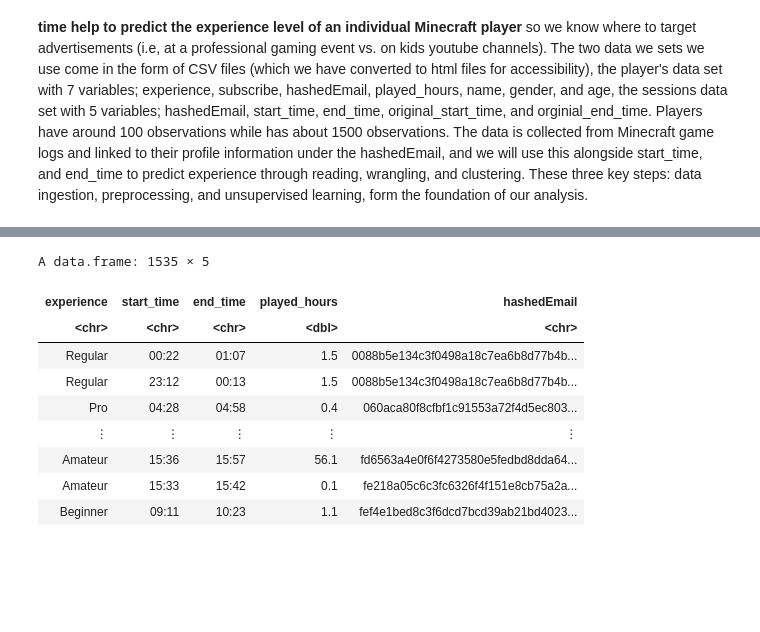
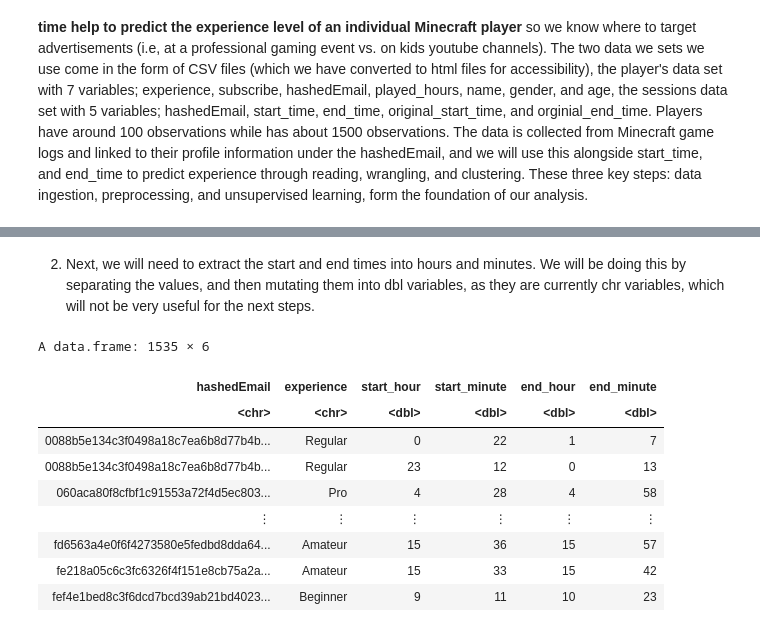
Before and after one commit to mulch-eater-prime/DSCI-Group-17-Project, a Jupyter notebook: Work.ipynb, the cells around one changed output, grey strips where cells are left out. Cells and saved outputs as stored; diff of their text form; code cells hidden in the pictures; blank space fills up the shorter version.

```diff
--- a/Work.ipynb
+++ b/Work.ipynb
@@ -13,7 +37,13 @@ options(repr.matrix.max.rows = 6)
 # %%
 player_url <- "https://raw.githubusercontent.com/mulch-eater-prime/DSCI-Group-17-Project/refs/heads/main/players%20(1).csv"
 player <- read_csv(player_url)
-player
+sessions_url <- "https://raw.githubusercontent.com/mulch-eater-prime/DSCI-Group-17-Project/03abe89c68205649e71bfa9b8a9cf90efe553b24/sessions%20(1).csv"
+sessions <- read_csv(sessions_url)
+mashup <- player |>
+    select(hashedEmail, experience) |>
+    merge(sessions, by = "hashedEmail") |>
+    select(hashedEmail:end_time)
+mashup
 # %% [output]
 Rows: 196 Columns: 7
 ── Column specification ────────────────────────────────────────────────────────
@@ -60,20 +75,25 @@ A spec_tbl_df: 1535 × 5
+# %% [markdown]
+2) Next, we will need to extract the start and end times into hours and minutes. We will be doing this by separating the values, and then mutating them into dbl variables, as they are currently chr variables, which will not be very useful for the next steps.
 # %%
-mashup <- player |>
-    select(hashedEmail, experience, played_hours) |>
-    merge(sessions, by = "hashedEmail") |>
-    select(hashedEmail:end_time) |>
+mashup_1 <- mashup  |>
     separate(col = start_time, into = c("start_date", "start_time"), sep = " ") |>
     separate(col = end_time, into = c("end_date", "end_time"), sep = " ") |>
-    select(experience, start_time, end_time, played_hours, hashedEmail)
-mashup
+    separate(col = start_time, into = c("start_hour", "start_minute"), sep = ":") |>
+    separate(col = end_time, into = c("end_hour", "end_minute"), sep = ":") |>
+    mutate(start_hour = as.numeric(start_hour),
+           start_minute = as.numeric(start_minute),
+           end_hour = as.numeric(end_hour),
+           end_minute = as.numeric(end_minute)) |>
+    select(-start_date, -end_date)
+mashup_1
 # %% [output]
-A data.frame: 1535 × 5
+A data.frame: 1535 × 6
-| experience | start_time | end_time | played_hours | hashedEmail |
-| <chr> | <chr> | <chr> | <dbl> | <chr> |
-| Regular | 00:22 | 01:07 | 1.5 | 0088b5e134c3f0498a18c7ea6b8d77b4b... |
-| Regular | 23:12 | 00:13 | 1.5 | 0088b5e134c3f0498a18c7ea6b8d77b4b... |
-| Pro | 04:28 | 04:58 | 0.4 | 060aca80f8cfbf1c91553a72f4d5ec803... |
-| ⋮ | ⋮ | ⋮ | ⋮ | ⋮ |
-| Amateur | 15:36 | 15:57 | 56.1 | fd6563a4e0f6f4273580e5fedbd8dda64... |
-| Amateur | 15:33 | 15:42 | 0.1 | fe218a05c6c3fc6326f4f151e8cb75a2a... |
-| Beginner | 09:11 | 10:23 | 1.1 | fef4e1bed8c3f6dcd7bcd39ab21bd4023... |
+| hashedEmail | experience | start_hour | start_minute | end_hour | end_minute |
+| <chr> | <chr> | <dbl> | <dbl> | <dbl> | <dbl> |
+| 0088b5e134c3f0498a18c7ea6b8d77b4b... | Regular | 0 | 22 | 1 | 7 |
+| 0088b5e134c3f0498a18c7ea6b8d77b4b... | Regular | 23 | 12 | 0 | 13 |
+| 060aca80f8cfbf1c91553a72f4d5ec803... | Pro | 4 | 28 | 4 | 58 |
+| ⋮ | ⋮ | ⋮ | ⋮ | ⋮ | ⋮ |
+| fd6563a4e0f6f4273580e5fedbd8dda64... | Amateur | 15 | 36 | 15 | 57 |
+| fe218a05c6c3fc6326f4f151e8cb75a2a... | Amateur | 15 | 33 | 15 | 42 |
+| fef4e1bed8c3f6dcd7bcd39ab21bd4023... | Beginner | 9 | 11 | 10 | 23 |
```
Also changed, not shown: parts of 14 cells of this notebook.
